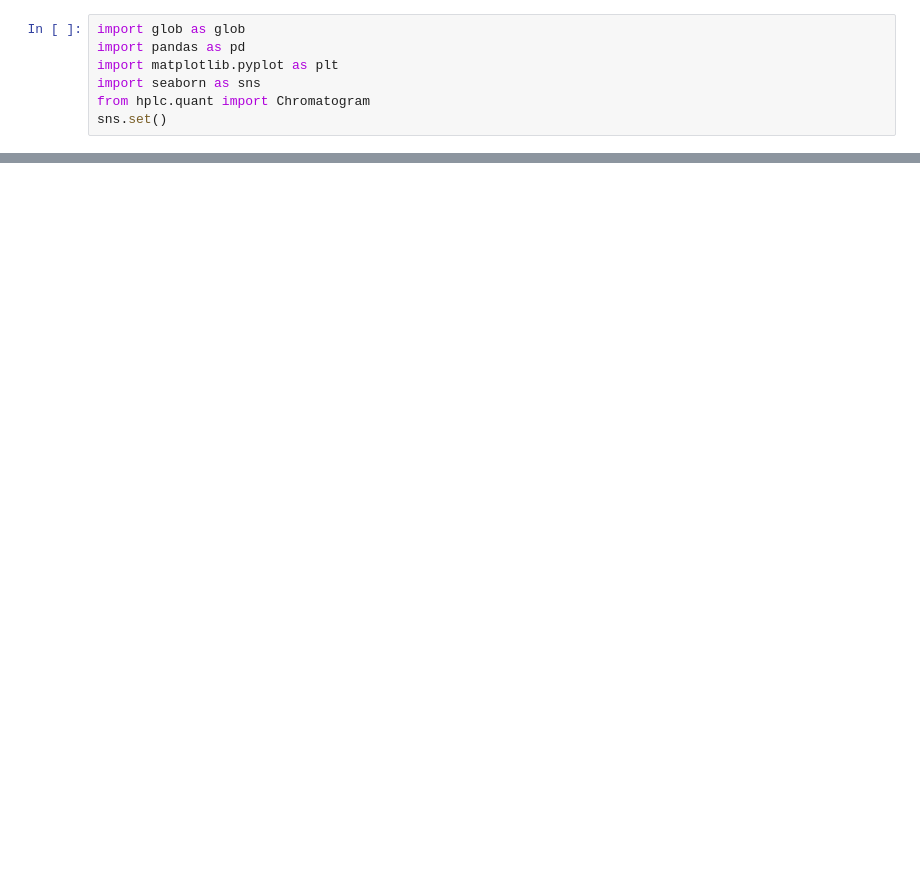
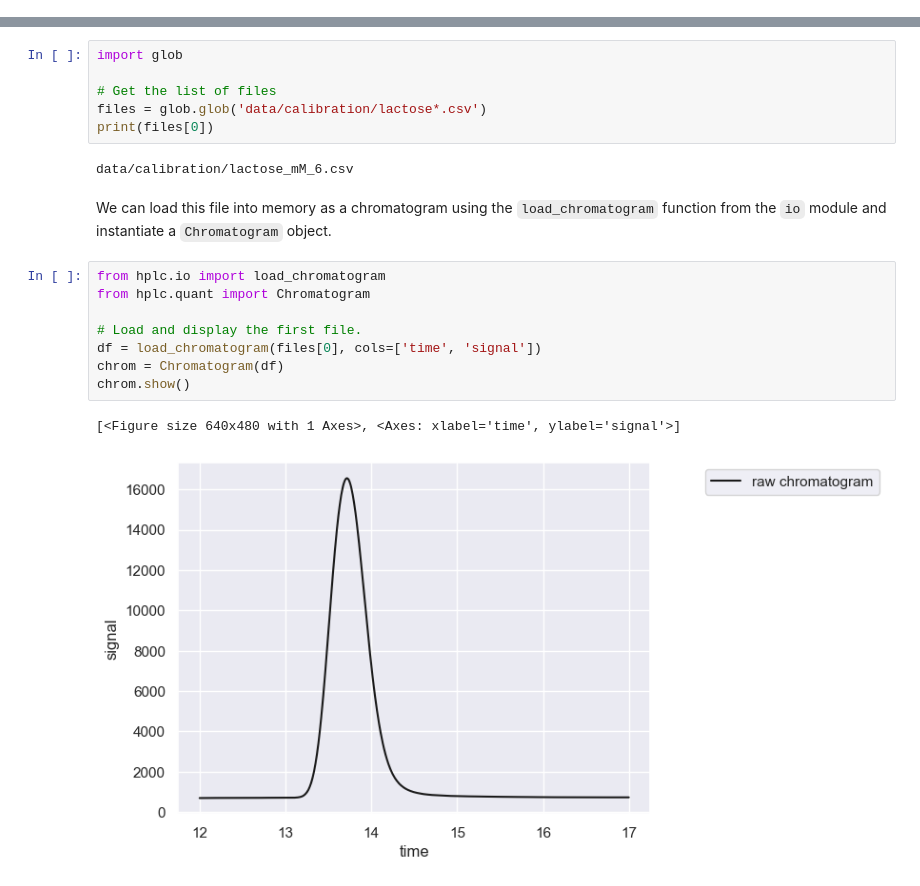
Before and after one commit to cremerlab/hplc-py, a Jupyter notebook: docs/source/tutorials/calibration_curve.ipynb, the cells around one changed output, grey strips where cells are left out. Drawn from its saved outputs; the diff is of its cells as text; blank space fills up the shorter version.

```diff
--- a/docs/source/tutorials/calibration_curve.ipynb
+++ b/docs/source/tutorials/calibration_curve.ipynb
@@ -4,10 +4,3 @@
 Notebook Code: [![License: MIT](https://img.shields.io/badge/License-GPLv3-blue.svg)](https://www.gnu.org/licenses/gpl-3.0) Notebook Prose: [![License: CC BY 4.0](https://img.shields.io/badge/License-CC_BY_4.0-lightgrey.svg)](https://creativecommons.org/licenses/by/4.0/)
 
 ---
-# %%
-import glob as glob
-import pandas as pd
-import matplotlib.pyplot as plt
-import seaborn as sns
-from hplc.quant import Chromatogram
-sns.set()
@@ -52,0 +22,22 @@ Chromatogram:
+# %%
+import glob
+
+# Get the list of files
+files = glob.glob('data/calibration/lactose*.csv')
+print(files[0])
+# %% [output]
+data/calibration/lactose_mM_6.csv
+# %% [markdown]
+We can load this file into memory as a chromatogram using the `load_chromatogram`
+function from the `io` module and instantiate a `Chromatogram` object.
+# %%
+from hplc.io import load_chromatogram
+from hplc.quant import Chromatogram
+
+# Load and display the first file.
+df = load_chromatogram(files[0], cols=['time', 'signal'])
+chrom = Chromatogram(df)
+chrom.show()
+# %% [output]
+[<Figure size 640x480 with 1 Axes>, <Axes: xlabel='time', ylabel='signal'>]
+[figure, added]
```
Also changed, not shown: parts of 20 cells of this notebook, 17 other files.
